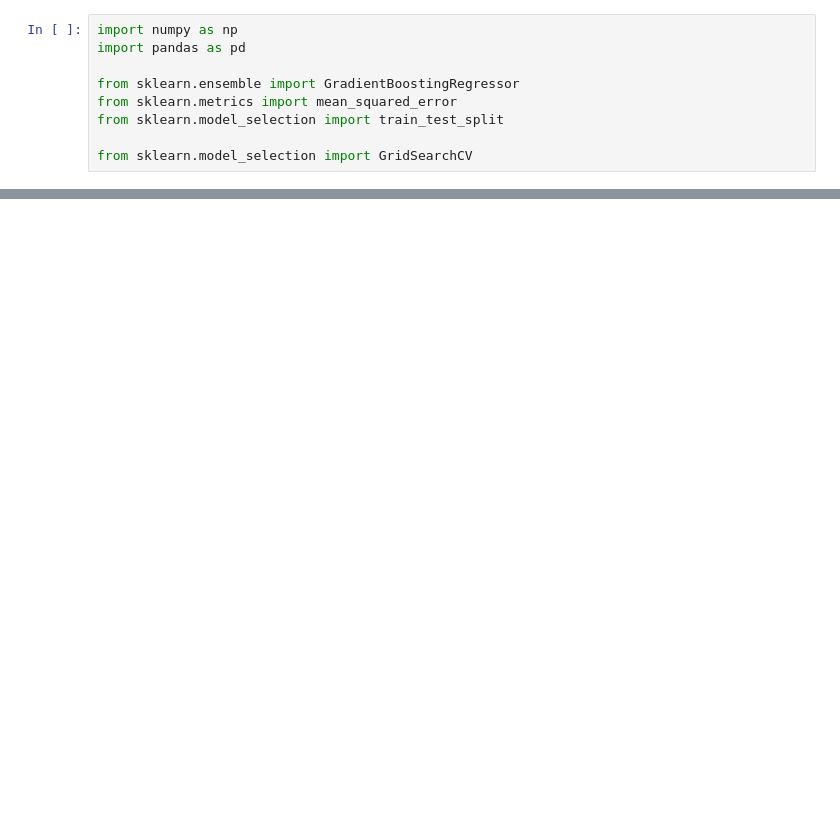
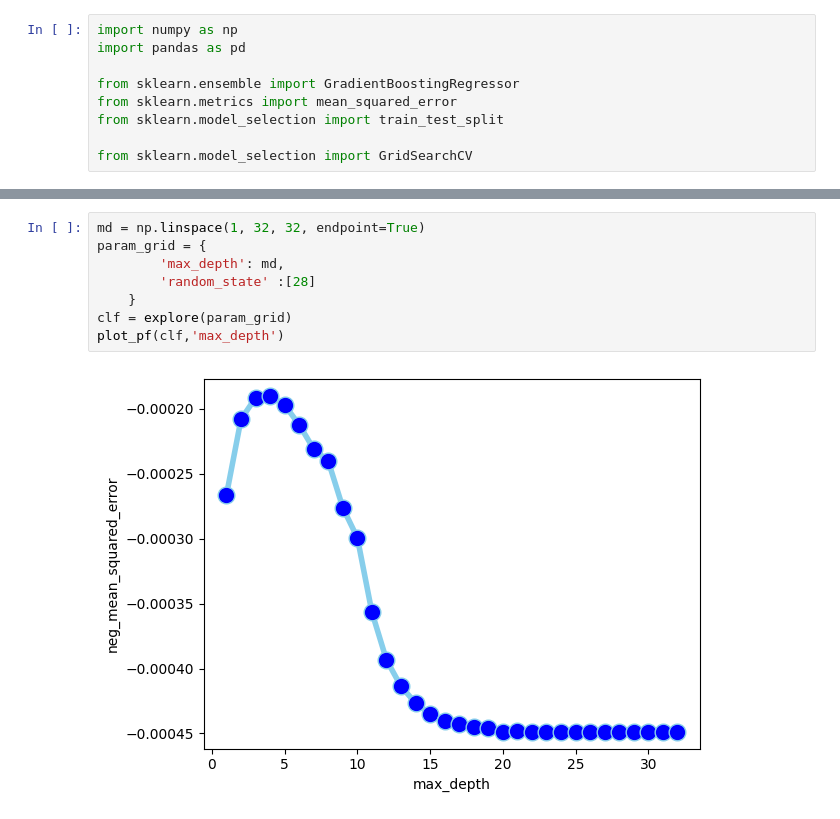
Before and after one commit to LYAccc/CS273_Final_Project, a Jupyter notebook: Untitled.ipynb, the cells around one changed output, grey strips where cells are left out. Drawn from its saved outputs; the diff is of its cells as text; blank space fills up the shorter version.

```diff
--- a/Untitled.ipynb
+++ b/Untitled.ipynb
@@ -48,0 +76,10 @@ array([[ 2.05564154, 15.01183915],
+# %%
+md = np.linspace(1, 32, 32, endpoint=True)
+param_grid = {
+        'max_depth': md,
+        'random_state' :[28]
+    }
+clf = explore(param_grid)
+plot_pf(clf,'max_depth')
+# %% [output]
+[figure, added]
```
Also changed, not shown: parts of 23 cells of this notebook.
